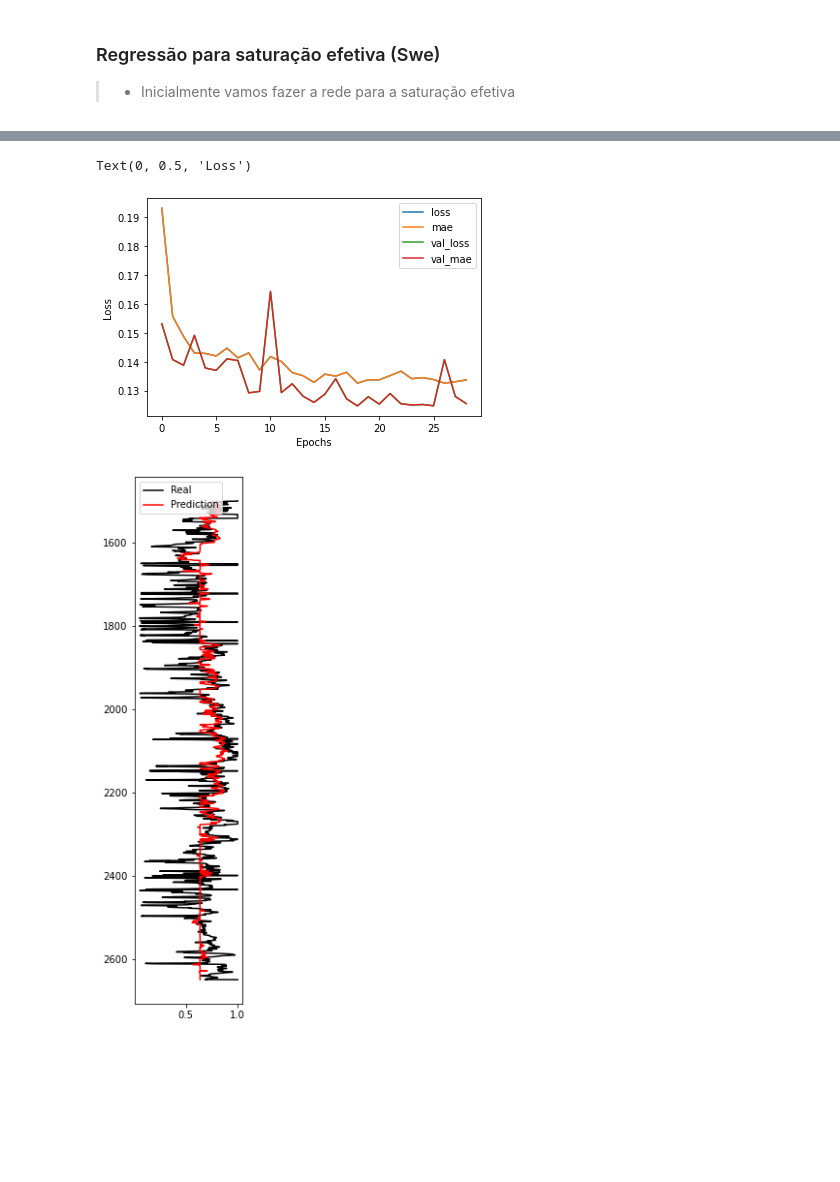
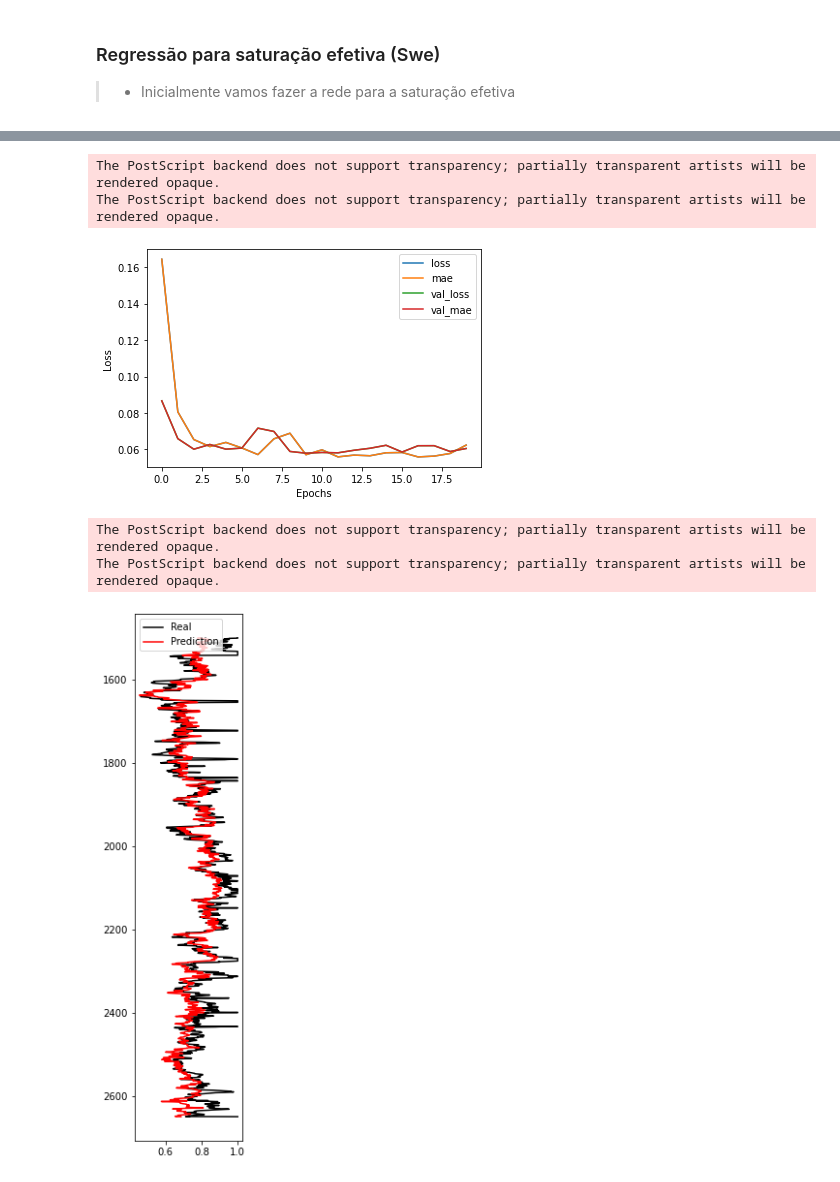
Before and after one commit to horaciosrf/masters_project, a Jupyter notebook: regression_horacio.ipynb, the cells around one changed output, grey strips where cells are left out. Cells and saved outputs as stored; diff of their text form; code cells hidden in the pictures; blank space fills up the shorter version.

```diff
--- a/regression_horacio.ipynb
+++ b/regression_horacio.ipynb
@@ -512,7 +512,7 @@ well2_welly.data
  'ROBC': Curve([nan, nan, nan, ..., nan, nan, nan])}
 # %%
 # Vemos na anterior vários perfis de porosidade e resistividade. Só por precaução vamos plotar todos
-well2 = well2_welly.df(['Depth','GR','NPHI','DPHI:1','DPHI:2','ILDC','LL8C','SWE','SWT'])
+well2 = well2_welly.df(['Depth','GR','NPHI','DPHI:1','LL8C','SWT'])
 well2 = well2.reset_index(drop = False)
 well2
 # %% [output]
@@ -602,13 +601,13 @@ Index(['index', 'Depth', 'GR', 'NPHI', 'DPHI:1', 'DPHI:2', 'ILDC', 'LL8C',
 # %%
 # Gerando os dados de entrada
-x5 = well2[['DPHI:1','LL8C']]
-y5 = well2[['SWE']]
+x5 = well2[['NPHI','LL8C']]
+y5 = well2[['SWT']]
 
 # Como a resistividade está com valores muito acima da porosidade, temos que normalizar
 from sklearn.preprocessing import MinMaxScaler
 scaler = MinMaxScaler()
 
-x5[['DPHI:1','LL8C']] = scaler.fit_transform(x5[['DPHI:1','LL8C']])
+x5[['NPHI','LL8C']] = scaler.fit_transform(x5[['NPHI','LL8C']])
 # %% [output]
 A value is trying to be set on a copy of a slice from a DataFrame.
 Try using .loc[row_indexer,col_indexer] = value instead
@@ -685,24 +685,30 @@ model5.evaluate(x5_test, y5_test)
 pd.DataFrame(history5.history).plot()
 plt.xlabel('Epochs')
 plt.ylabel('Loss')
+plt.savefig('history.eps', format='eps')
 # %% [output]
-Text(0, 0.5, 'Loss')
+The PostScript backend does not support transparency; partially transparent artists will be rendered opaque.
+The PostScript backend does not support transparency; partially transparent artists will be rendered opaque.
-[figure, old version]
+[figure, new version]
 # %%
 pred5 = model5.predict(x5)
 # %%
 # Figura para comparar o dado real com o calculado
 plt.figure(figsize = (2, 10))
 
-plt.plot(well2['SWE'], well2['Depth'], color = 'k')
+plt.plot(well2['SWT'], well2['Depth'], color = 'k')
 plt.plot(pred5, well2['Depth'], color = 'red')
 
 plt.legend(labels = [ 'Real','Prediction'])
 #plt.ylim(well1['Depth'][0],well1['Depth'][len(well1['Depth'])-1])
 ax = plt.gca()
 ax.invert_yaxis()
+
+plt.savefig('fig1.eps', format='eps')
 # %% [output]
+The PostScript backend does not support transparency; partially transparent artists will be rendered opaque.
+The PostScript backend does not support transparency; partially transparent artists will be rendered opaque.
-[figure, old version]
+[figure, new version]
 # %%
 # Vamos adicionar os parâmetros Rw, m, n e depois calcular Sw
 Rw = 0.03
```
Also changed, not shown: parts of 11 cells of this notebook, 4 other files.
